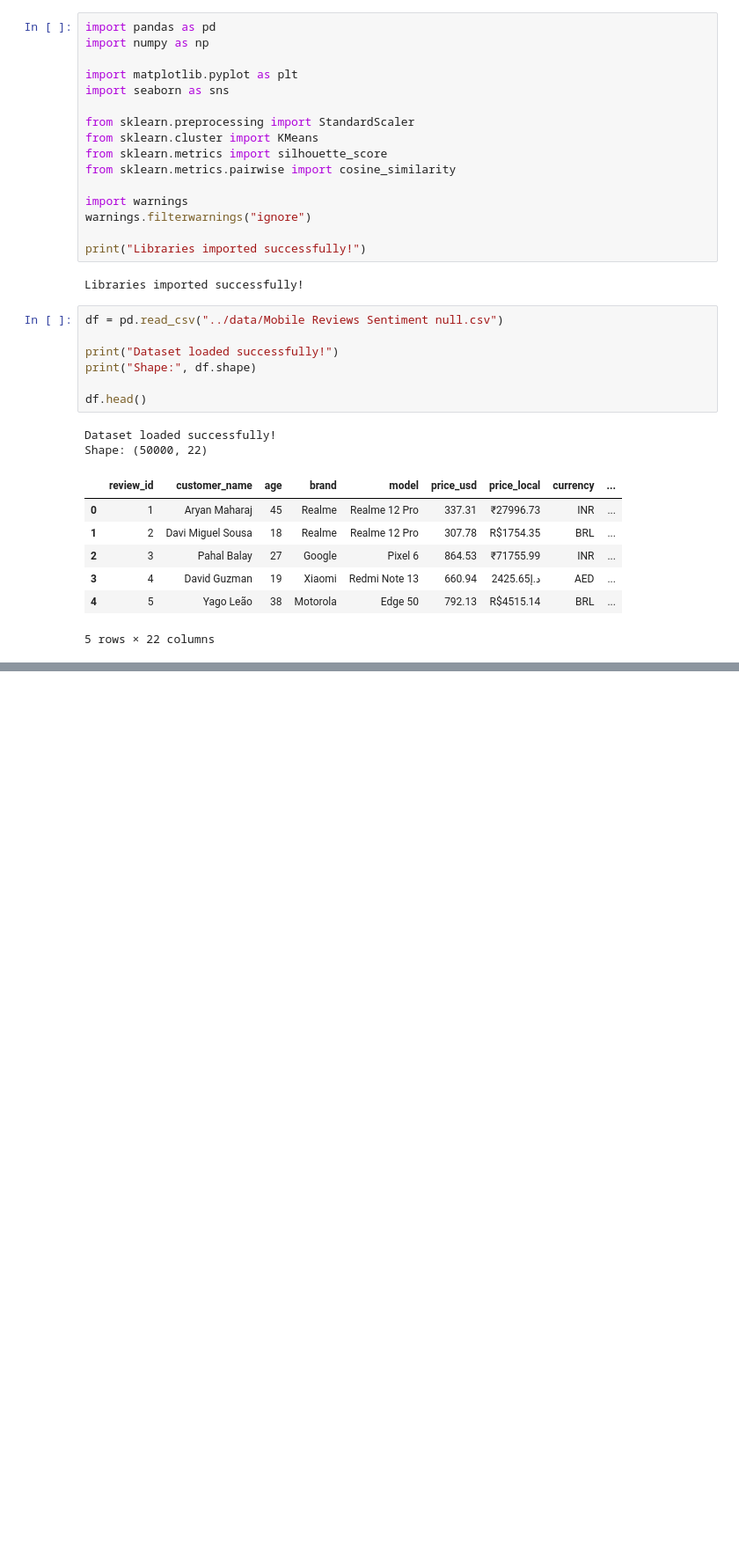
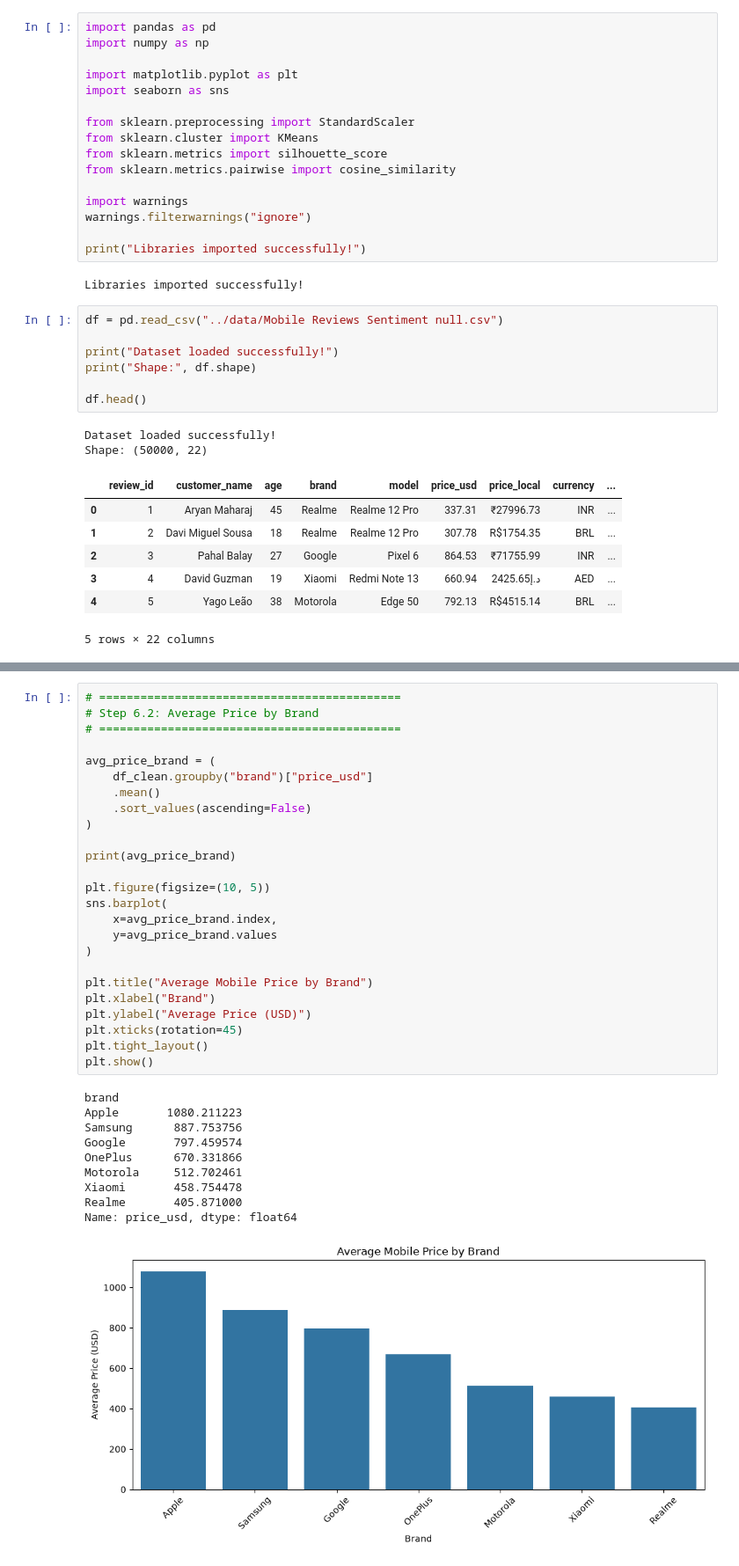
Before and after one commit to paulrobinsonr/Mobile_product_segmentation, a Jupyter notebook: mobile_prt_seg.ipynb, the cells around one changed output, grey strips where cells are left out. Shown at 88% size. Cells and saved outputs as stored; diff of their text form; blank space fills up the shorter version.

```diff
--- a/mobile_prt_seg.ipynb
+++ b/mobile_prt_seg.ipynb
@@ -35,0 +269,36 @@ Shape: (50000, 22)
+# %%
+# ============================================
+# Step 6.2: Average Price by Brand
+# ============================================
+
+avg_price_brand = (
+    df_clean.groupby("brand")["price_usd"]
+    .mean()
+    .sort_values(ascending=False)
+)
+
+print(avg_price_brand)
+
+plt.figure(figsize=(10, 5))
+sns.barplot(
+    x=avg_price_brand.index,
+    y=avg_price_brand.values
+)
+
+plt.title("Average Mobile Price by Brand")
+plt.xlabel("Brand")
+plt.ylabel("Average Price (USD)")
+plt.xticks(rotation=45)
+plt.tight_layout()
+plt.show()
+# %% [output]
+brand
+Apple       1080.211223
+Samsung      887.753756
+Google       797.459574
+OnePlus      670.331866
+Motorola     512.702461
+Xiaomi       458.754478
+Realme       405.871000
+Name: price_usd, dtype: float64
+[figure, added]
```
Also changed, not shown: parts of 34 cells of this notebook, 6 other files.
